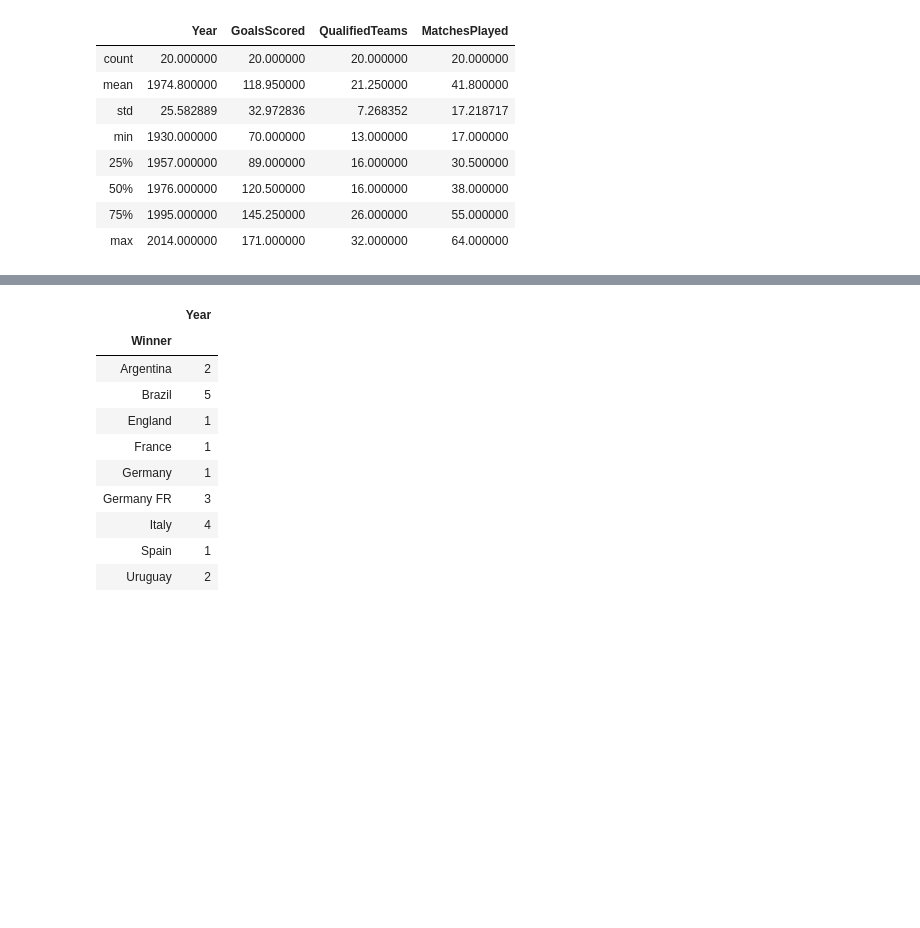
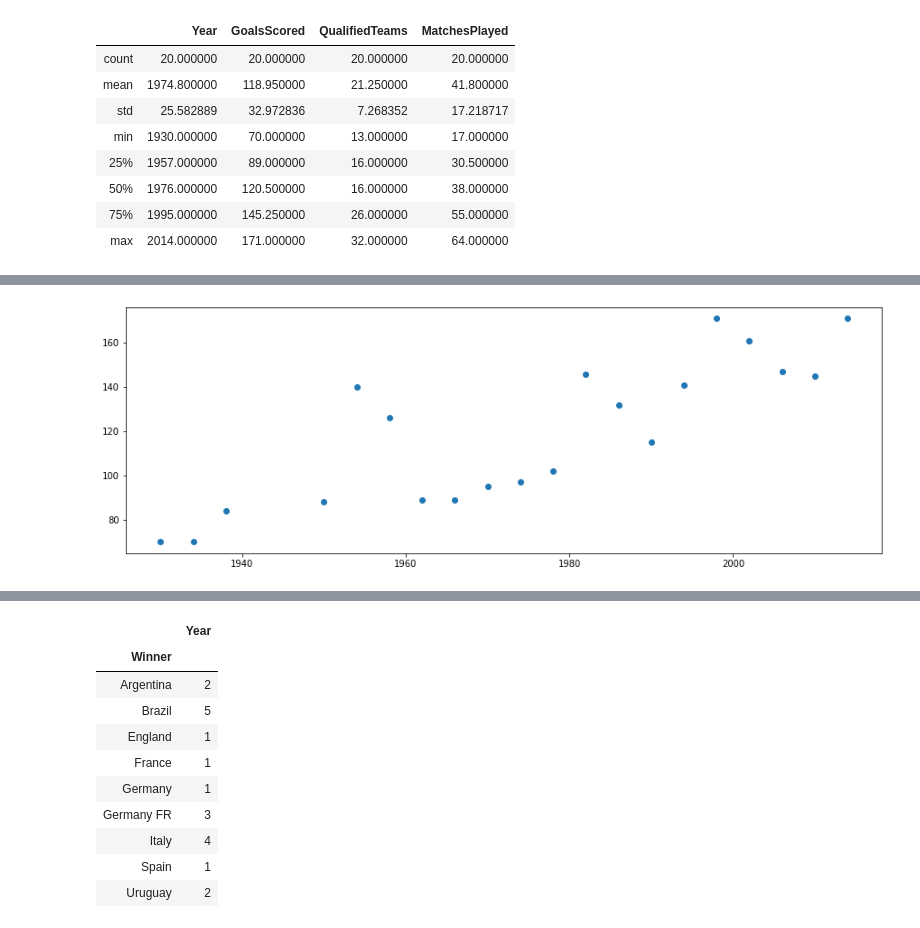
Before and after one commit to alijumani/py4ds, a Jupyter notebook: Final.Project.ipynb, the cells around one changed output, grey strips where cells are left out. Cells and saved outputs as stored; diff of their text form; code cells hidden in the pictures; blank space fills up the shorter version.

```diff
--- a/Final.Project.ipynb
+++ b/Final.Project.ipynb
@@ -74,0 +87,7 @@ WorldCups.describe()
+# %%
+plt.figure(figsize = (15,5))
+plt.scatter('Year','GoalsScored', data=WorldCups);
+# We can see that the GoalsScored in the WCs have gradually increased with time. This is due to the fact that more teams have participated resulting in a higher number of
+# matched thus more goals
+# %% [output]
+[figure, added]
```
Also changed, not shown: parts of 20 cells of this notebook.
